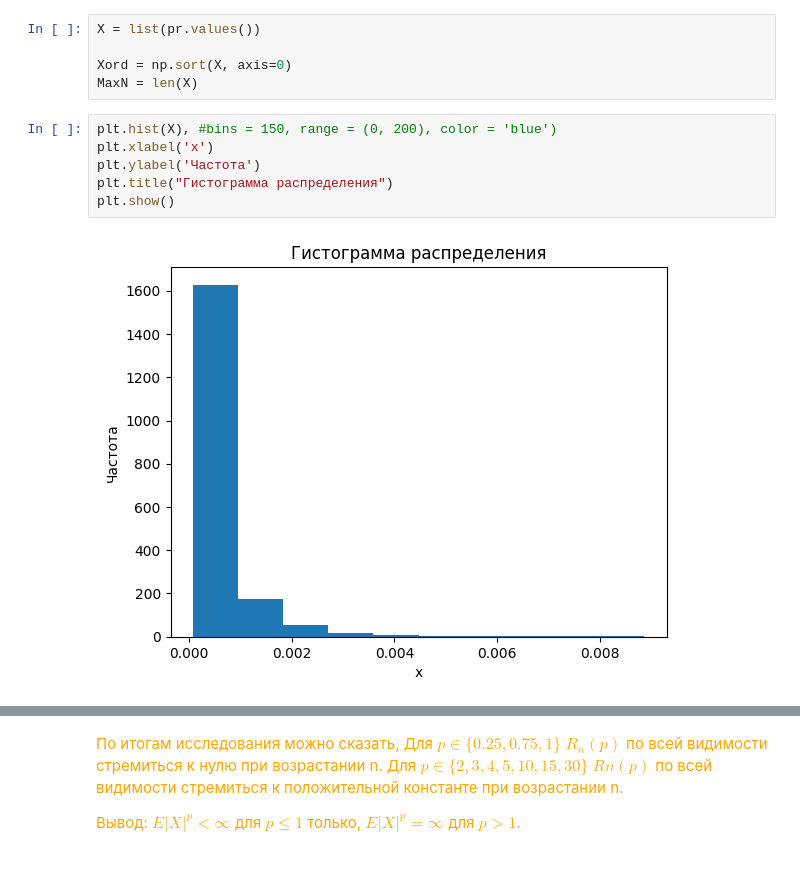
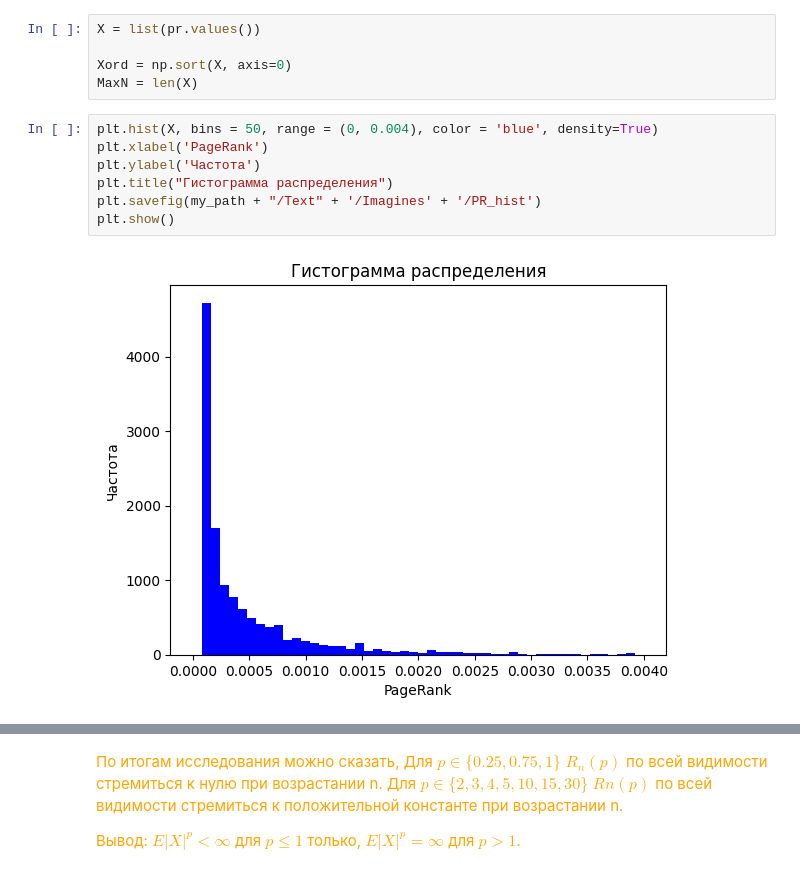
Before and after one commit to Mikhaelyes/Diploma, a Jupyter notebook: Diploma.ipynb, the cells around one changed output, grey strips where cells are left out. Drawn from its saved outputs; the diff is of its cells as text.

```diff
--- a/Diploma.ipynb
+++ b/Diploma.ipynb
@@ -47,11 +55,12 @@ X = list(pr.values())
 Xord = np.sort(X, axis=0)
 MaxN = len(X)
 # %%
-plt.hist(X), #bins = 150, range = (0, 200), color = 'blue')
-plt.xlabel('x')
+plt.hist(X, bins = 50, range = (0, 0.004), color = 'blue', density=True)
+plt.xlabel('PageRank')
 plt.ylabel('Частота')
 plt.title("Гистограмма распределения")
+plt.savefig(my_path + "/Text" + '/Imagines' + '/PR_hist')
 plt.show()
 # %% [output]
-[figure, old version]
+[figure, new version]
 # %%
```
Also changed, not shown: parts of 18 cells of this notebook, 3 other files.
